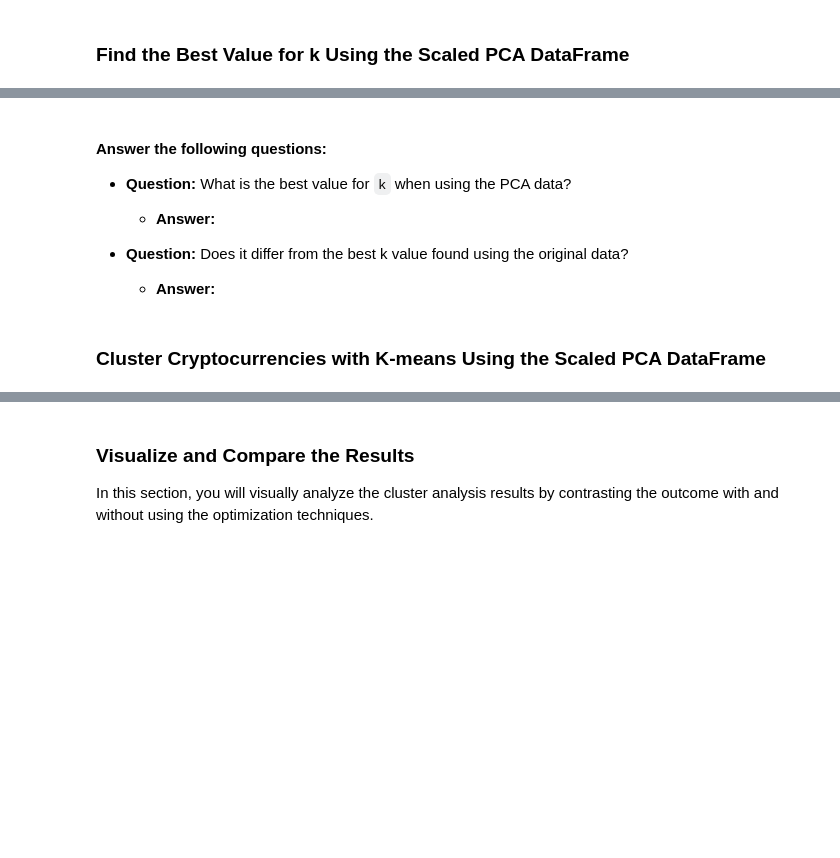
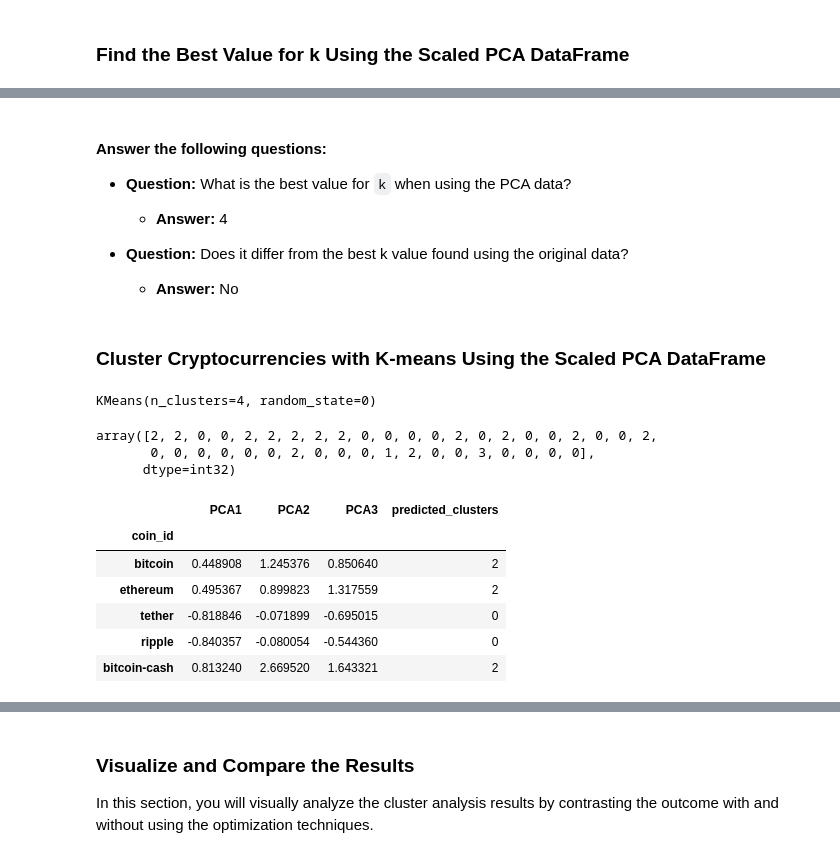
Before and after one commit to Angelinamurdock/CryptoClustering, a Jupyter notebook: Crypto_Clustering_final.ipynb, the cells around one changed output, grey strips where cells are left out. Cells and saved outputs as stored; diff of their text form; code cells hidden in the pictures; blank space fills up the shorter version.

```diff
--- a/Crypto_Clustering_final.ipynb
+++ b/Crypto_Clustering_final.ipynb
@@ -254,11 +260,15 @@ market_pca_df.head()
 # %%
 # Create an empty list to store the inertia values
-
+inertia = []
 
 # Create a for loop to compute the inertia with each possible value of k
 # Inside the loop:
 # 1. Create a KMeans model using the loop counter for the n_clusters
 # 2. Fit the model to the data using `df_market_data_pca`
 # 3. Append the model.inertia_ to the inertia list
+for i in k:
+    k_model = KMeans(n_clusters=i, random_state=0)
+    k_model.fit(market_pca_df)
+    inertia.append(k_model.inertia_)
 # %%
 # Create a dictionary with the data to plot the Elbow curve
@@ -272,31 +303,49 @@ market_pca_df.head()
 
 * **Question:** What is the best value for `k` when using the PCA data?
 
-  * **Answer:**
+  * **Answer:** 4
 
 
 * **Question:** Does it differ from the best k value found using the original data?
 
-  * **Answer:**
+  * **Answer:** No
 # %% [markdown]
 ### Cluster Cryptocurrencies with K-means Using the Scaled PCA DataFrame
 # %%
 # Initialize the K-Means model using the best value for k
+model = KMeans(n_clusters=4, random_state=0)
 # %%
 # Fit the K-Means model using the PCA data
+model.fit(market_pca_df)
+# %% [output]
+KMeans(n_clusters=4, random_state=0)
 # %%
 # Predict the clusters to group the cryptocurrencies using the scaled PCA DataFrame
-
+kmeans_predictions = model.predict(market_pca_df)
 
 # Print the resulting array of cluster values.
+kmeans_predictions
+# %% [output]
+array([2, 2, 0, 0, 2, 2, 2, 2, 2, 0, 0, 0, 0, 2, 0, 2, 0, 0, 2, 0, 0, 2,
+       0, 0, 0, 0, 0, 0, 2, 0, 0, 0, 1, 2, 0, 0, 3, 0, 0, 0, 0],
+      dtype=int32)
 # %%
 # Create a copy of the scaled PCA DataFrame
-
+predictions_market_df = market_pca_df.copy()
 
 # Add a new column to the copy of the PCA DataFrame with the predicted clusters
-
+predictions_market_df["predicted_clusters"] = kmeans_predictions
 
 # Display the copy of the scaled PCA DataFrame
+predictions_market_df.head()
+# %% [output]
+|  | PCA1 | PCA2 | PCA3 | predicted_clusters |
+| coin_id |  |  |  |  |
+| bitcoin | 0.448908 | 1.245376 | 0.850640 | 2 |
+| ethereum | 0.495367 | 0.899823 | 1.317559 | 2 |
+| tether | -0.818846 | -0.071899 | -0.695015 | 0 |
+| ripple | -0.840357 | -0.080054 | -0.544360 | 0 |
+| bitcoin-cash | 0.813240 | 2.669520 | 1.643321 | 2 |
 # %%
 # Create a scatter plot using hvPlot by setting
 # `x="PC1"` and `y="PC2"`.
```
Also changed, not shown: parts of 10 cells of this notebook, 1 other file.
